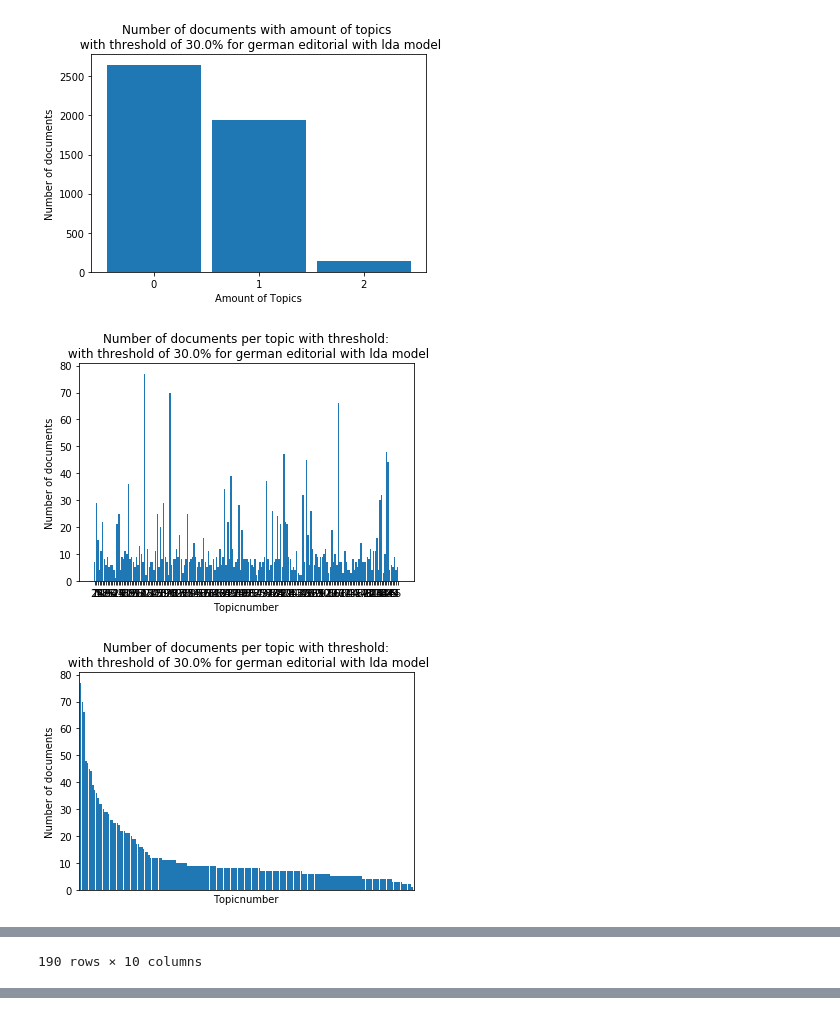
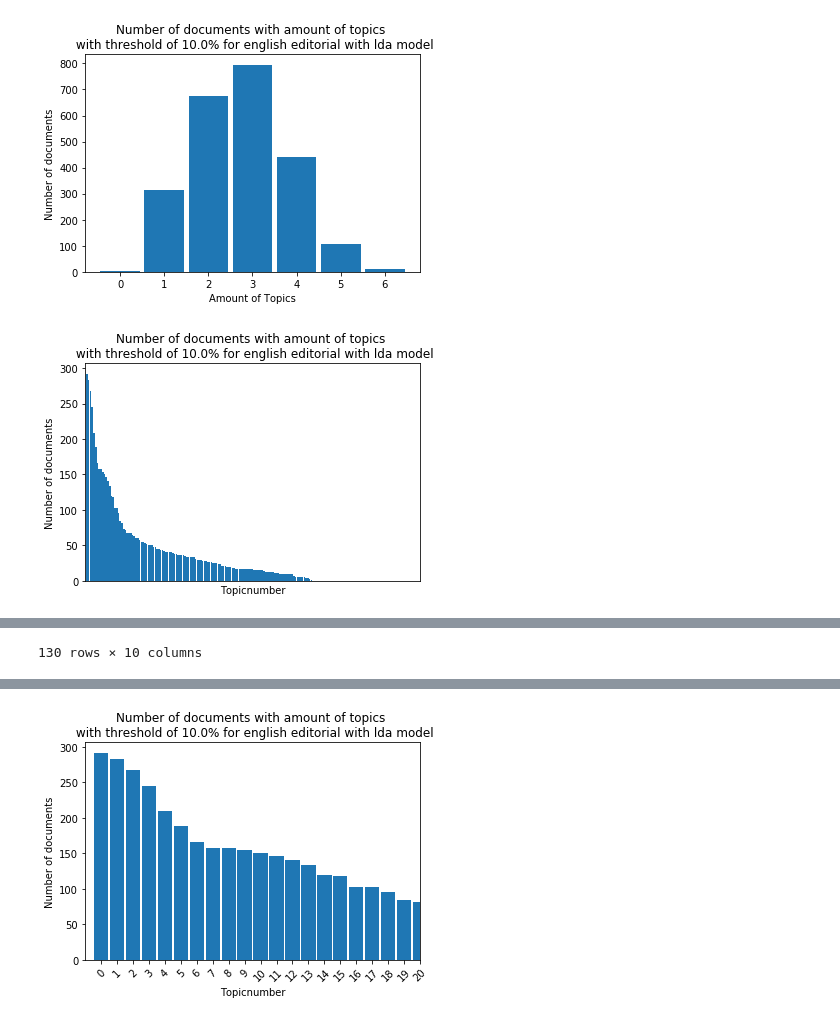
Before and after one commit to ga65duy/Topic-Modeling, a Jupyter notebook: notebooks/grafics/GrafikenFinal.ipynb, the cells around one changed output, grey strips where cells are left out. Drawn from its saved outputs; the diff is of its cells as text; code cells hidden in the pictures.

```diff
--- a/notebooks/grafics/GrafikenFinal.ipynb
+++ b/notebooks/grafics/GrafikenFinal.ipynb
@@ -64,19 +63,18 @@ vis.plot_amount_doc_per_topic(model,language,typetx,topicmodel,threshold, docume
 | Topic 114 | produkt | enthalten | untersuchen | finden | lebensmittel | labor | probe | nehmen | ergebnis | stoff |
 # %%
 model = "lda"
-language = "german"
+language = "english"
 typetx = "editorial"
-threshold = 0.3
+threshold = 0.1
 x_limit =20
 
 document_topic_matrix,topicmodel = vis.get_document_topic_matrix(model, language, typetx)
 k, v = vis.amount_topic_per_dokument(threshold, document_topic_matrix)
 vis.plot_amount_topic_per_document(model,language,typetx,threshold, k, v)
-vis.plot_amount_doc_per_topic(model,language,typetx,topicmodel,threshold, document_topic_matrix,x_limit, sorted = False)
+#vis.plot_amount_doc_per_topic(model,language,typetx,topicmodel,threshold, document_topic_matrix,x_limit, sorted = False)
 vis.plot_amount_doc_per_topic(model,language,typetx,topicmodel,threshold, document_topic_matrix,190,sorted = True)
 vis.plot_amount_doc_per_topic(model,language,typetx,topicmodel,threshold, document_topic_matrix,x_limit,sorted = True)
 # %% [output]
-[figure, old version]
+[figure, new version]
-[figure, old version]
+[figure, new version]
-[figure, old version]
 |  | 0 | 1 | 2 | 3 | 4 | 5 | 6 | 7 | 8 | 9 |
@@ -99 +97 @@ vis.plot_amount_doc_per_topic(model,language,typetx,topicmodel,threshold, docume
-190 rows × 10 columns
+130 rows × 10 columns
@@ -101 +98,2 @@ vis.plot_amount_doc_per_topic(model,language,typetx,topicmodel,threshold, docume
+[figure, new version]
 |  | 0 | 1 | 2 | 3 | 4 | 5 | 6 | 7 | 8 | 9 |
```
Also changed, not shown: parts of 17 cells of this notebook, 24 other files.
